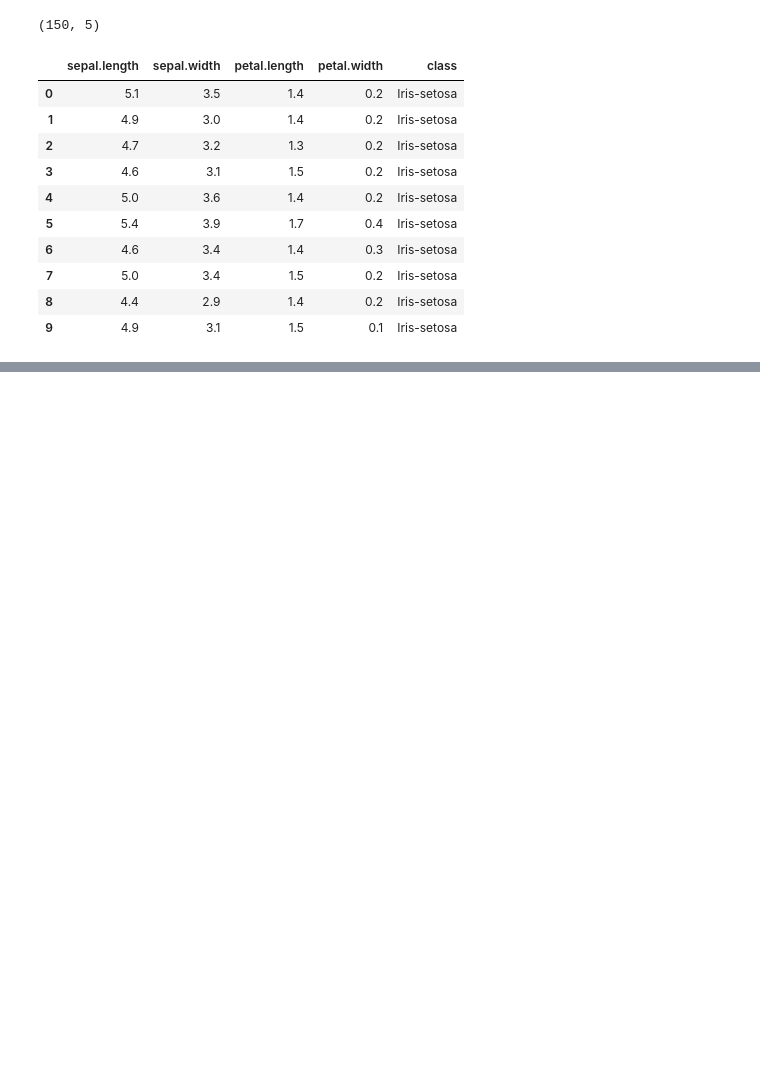
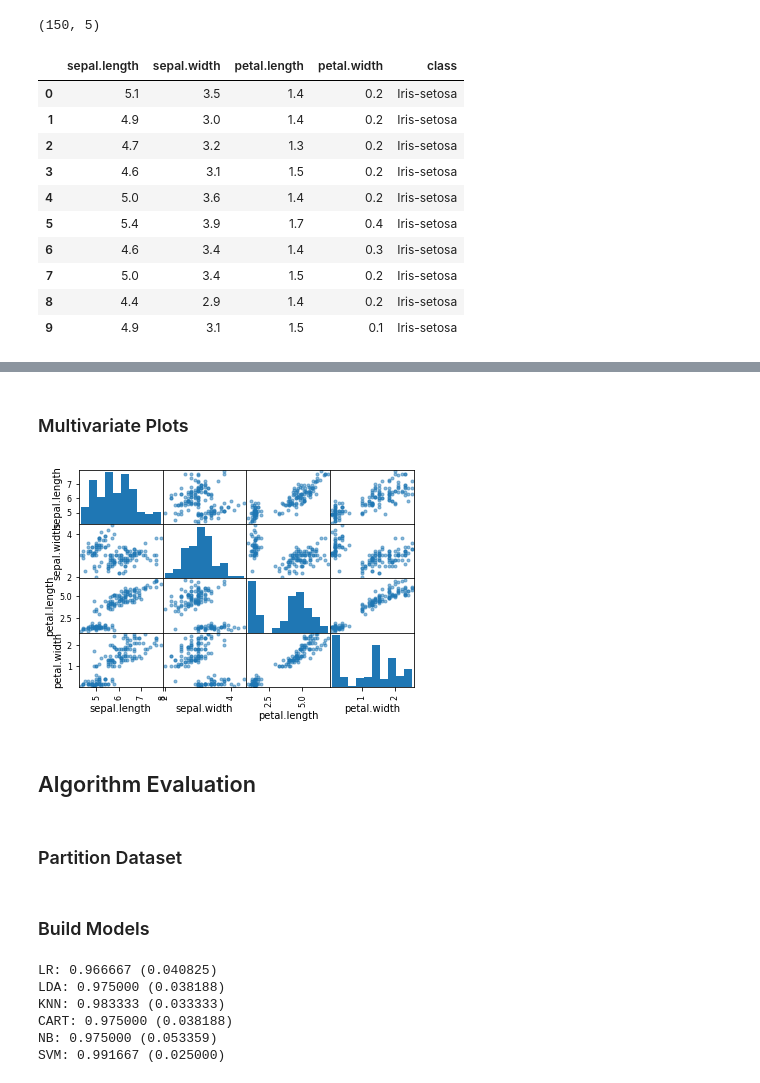
Before and after one commit to MichaelCHarrison/ML-Py-Iris-Dataset, a Jupyter notebook: 170515 Iris Data.ipynb, the cells around one changed output, grey strips where cells are left out. Cells and saved outputs as stored; diff of their text form; code cells hidden in the pictures; blank space fills up the shorter version.

Commit message:
Models defined

```diff
--- a/170515 Iris Data.ipynb
+++ b/170515 Iris Data.ipynb
@@ -48,0 +87,12 @@ data.head(10)
+# %% [markdown]
+### Multivariate Plots
+# %%
+# Scatter Plot Matrix
+scatter_matrix(data)
+pyplot.show()
+# %% [output]
+[figure, added]
+# %% [markdown]
+## Algorithm Evaluation
+# %% [markdown]
+### Partition Dataset
@@ -48,0 +106,29 @@ data.head(10)
+# %% [markdown]
+### Build Models
+# %%
+# Algorithms to train
+models = []
+models.append(('LR', LogisticRegression()))
+models.append(('LDA', LinearDiscriminantAnalysis()))
+models.append(('KNN', KNeighborsClassifier()))
+models.append(('CART', DecisionTreeClassifier()))
+models.append(('NB', GaussianNB()))
+models.append(('SVM', SVC()))
+
+# Evaluate Models
+results = []
+names = []
+for name, model in models:
+    kfold = KFold(n_splits = 10, random_state = seed)
+    cv_results = cross_val_score(model, X_train, Y_train, cv=kfold, scoring = 'accuracy')
+    results.append(cv_results)
+    names.append(name)
+    msg = "%s: %f (%f)" % (name, cv_results.mean(), cv_results.std())
+    print(msg)
+# %% [output]
+LR: 0.966667 (0.040825)
+LDA: 0.975000 (0.038188)
+KNN: 0.983333 (0.033333)
+CART: 0.975000 (0.038188)
+NB: 0.975000 (0.053359)
+SVM: 0.991667 (0.025000)
```
Also changed, not shown: parts of 13 cells of this notebook.
